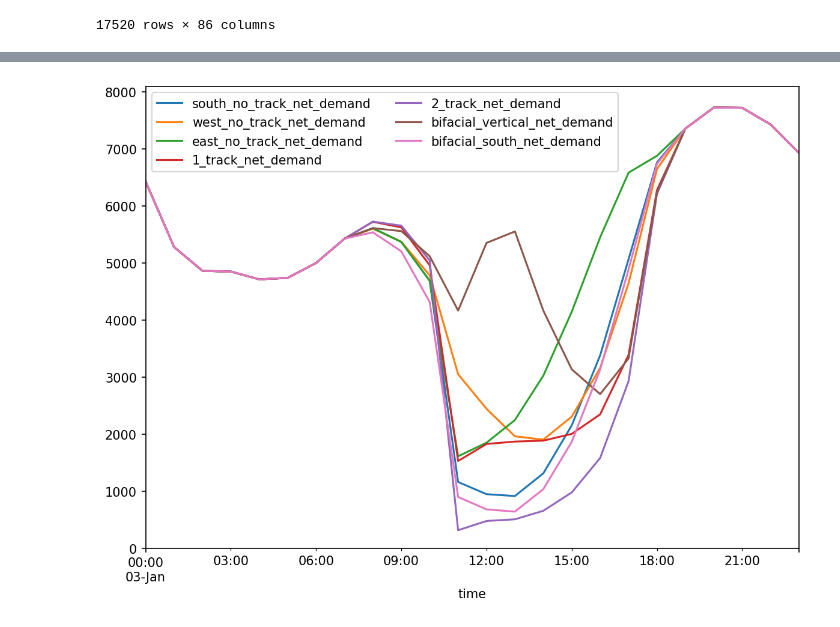
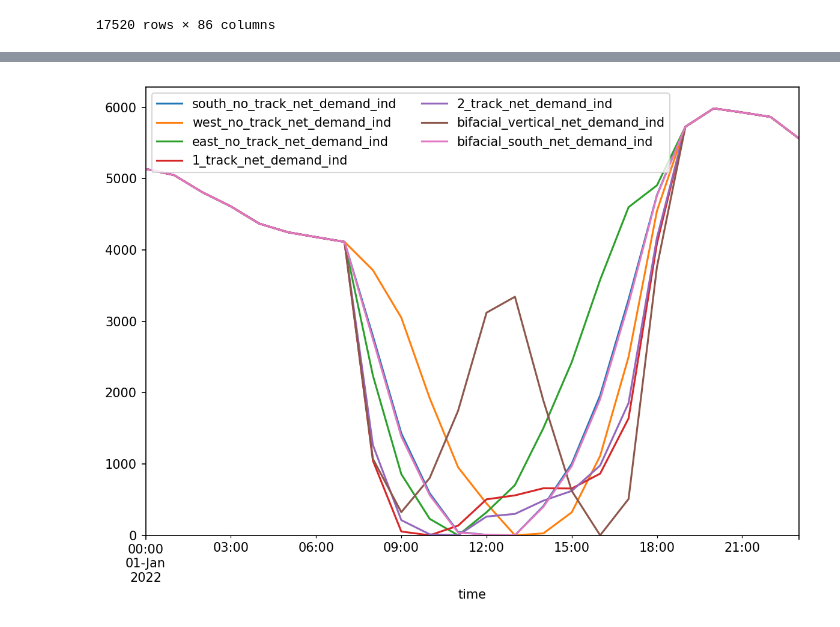
Before and after one commit to rodrigoms95/recurso_solar, a Jupyter notebook: code_2/track_test.ipynb, the cells around one changed output, grey strips where cells are left out. Cells and saved outputs as stored; diff of their text form; code cells hidden in the pictures.

```diff
--- a/code_2/track_test.ipynb
+++ b/code_2/track_test.ipynb
@@ -460 +463,6 @@ df_1
+# %%
+demanda = "Estimacion de Demanda por Balance (MWh)"
+df_2 = df.loc[::2].copy()
+df_2["Demand"] = df_1.loc[ (slice(None), "SIN", "CEN"), demanda
+    ].reset_index(level = [1, 2], drop = True)
 # %%
@@ -593,0 +492,10 @@ b
+# %%
+from scipy import optimize
+
+def demand(x, v):
+    return np.nanmin(df_2[["Demand"]].values - df_2[[v]].values * x)
+
+n = []
+for v in prod_n:
+    n.append( optimize.fsolve(demand, x0 = 5, args = (v))[0] )
+n
@@ -593,0 +510,5 @@ b
+# %%
+prod_dn_min = [f"{x}_min" for x in prod_dn]
+prod_dn_ind = [f"{x}_ind" for x in prod_dn]
+df_2[prod_dn_min] = (df_2[["Demand"]].values - df_2[prod_n].values * np.min(n))
+df_2[prod_dn_ind] = (df_2[["Demand"]].values - df_2[prod_n].values * n)
@@ -593,0 +533,5 @@ b
+# %%
+prod_dn_min_dt = [ f"{x}_dt" for x in prod_dn_min ]
+prod_dn_ind_dt = [ f"{x}_dt" for x in prod_dn_ind ]
+df_2[prod_dn_min_dt] = df_2[prod_dn_min] - df_2[prod_dn_min].shift(1)
+df_2[prod_dn_ind_dt] = df_2[prod_dn_ind] - df_2[prod_dn_ind].shift(1)
@@ -594,18 +592,18 @@ b
 # %%
 from matplotlib import pyplot as plt
 
 # Incializamos gráfica.
 fig, ax = plt.subplots()
 fig.set_facecolor("w")
 fig.set_size_inches(8, 6)
 fig.set_dpi(150)
 
-b[ track_net_demand ].plot(ax = ax)
+df_2.loc[inicio:fin, prod_dn_ind].plot(ax = ax)
 
 ax.legend(ncol = 2, loc = "upper left")
 ax.set_ylim(0)
 
 fig.tight_layout()
 plt.show()
 # %% [output]
-[figure, old version]
+[figure, new version]
```
Also changed, not shown: parts of 16 cells of this notebook, 1 other file.
